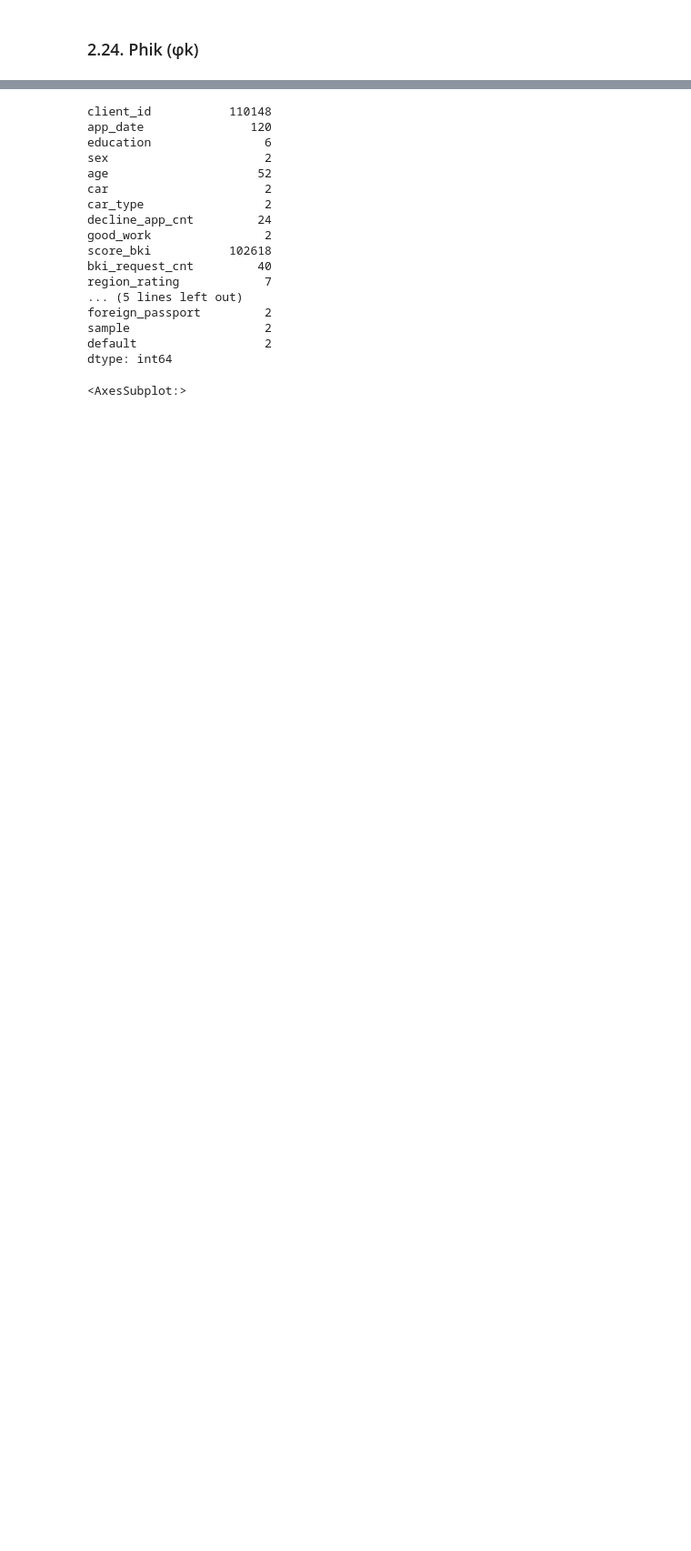
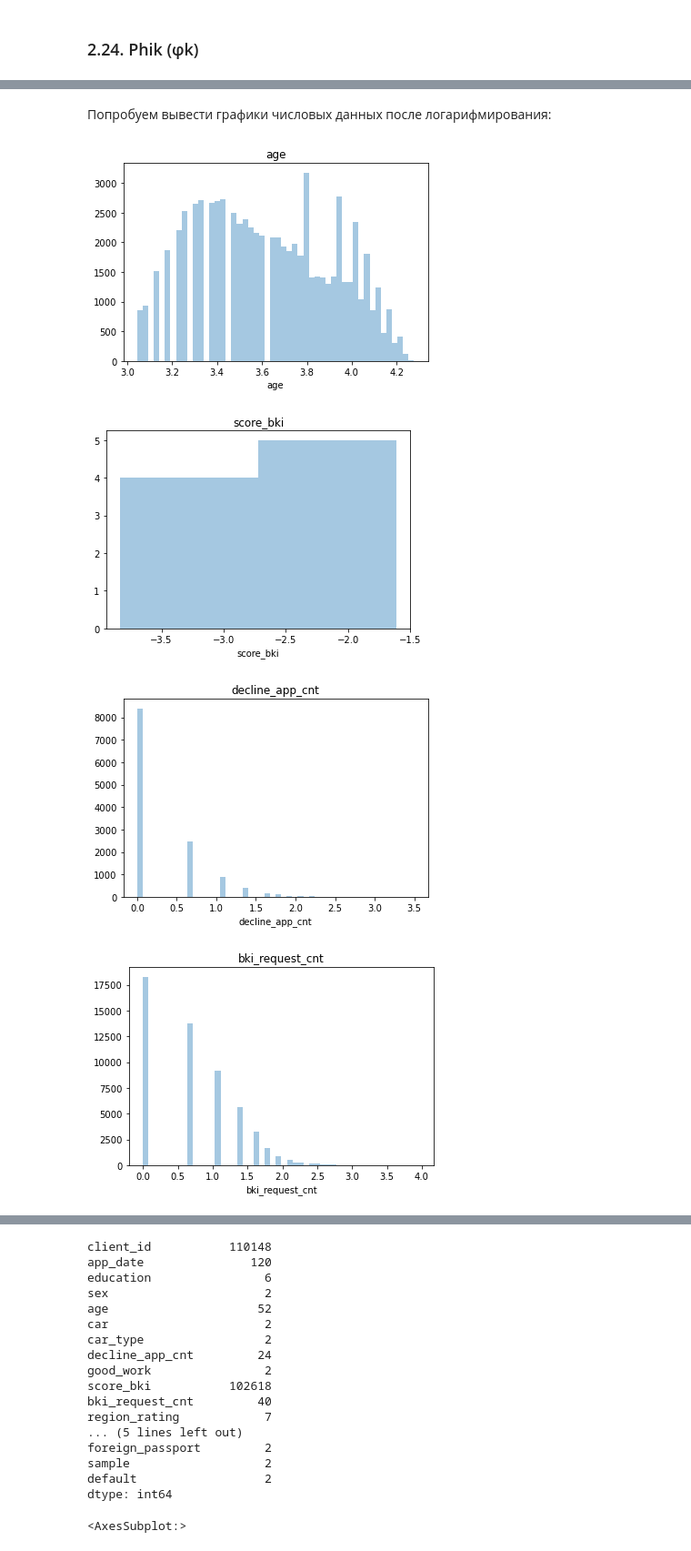
Before and after one commit to vedikhin/skillfactory, a Jupyter notebook: module_5/av-sf-scoring.ipynb, the cells around one changed output, grey strips where cells are left out. Shown at 91% size. Drawn from its saved outputs; the diff is of its cells as text; code cells hidden in the pictures; blank space fills up the shorter version.

```diff
--- a/module_5/av-sf-scoring.ipynb
+++ b/module_5/av-sf-scoring.ipynb
@@ -212,0 +238,13 @@ memory usage: 5.0+ MB
+# %% [markdown]
+Попробуем вывести графики числовых данных после логарифмирования:
+# %%
+for i in num_cols:
+    plt.figure()
+    sns.distplot(df_train[i][df_train[i] > 0].dropna().apply(lambda x: math.log(x)), kde = False, rug=False)
+    plt.title(i)
+    plt.show()
+# %% [output]
+[figure, added]
+[figure, added]
+[figure, added]
+[figure, added]
```
Also changed, not shown: parts of 25 cells of this notebook.
